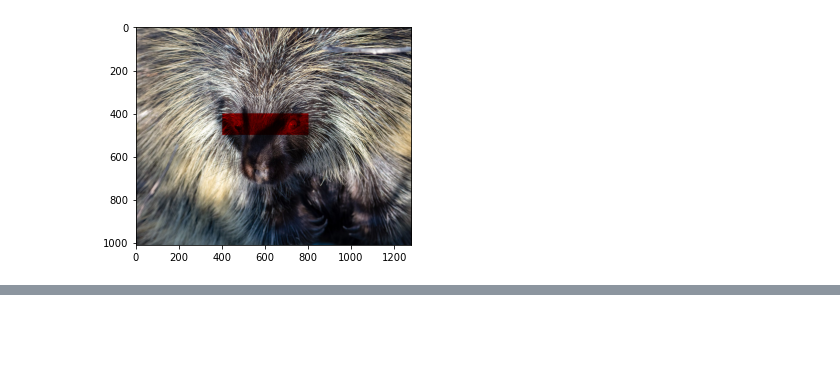
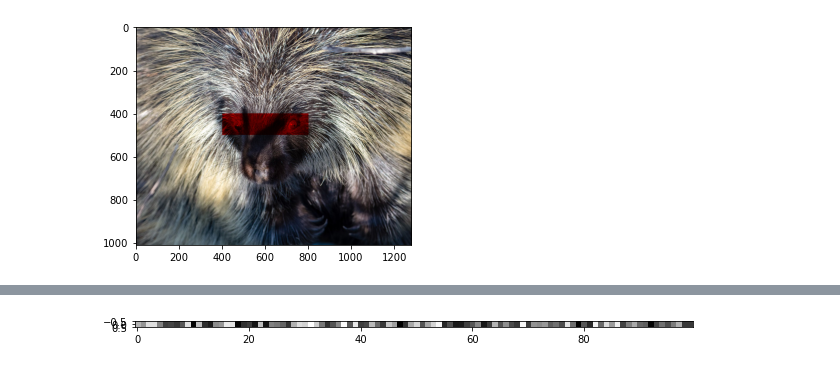
Before and after one commit to jllottes/jllottes.github.io, a Jupyter notebook: _static/weekly_notebooks/week8_notebook.ipynb, the cells around one changed output, grey strips where cells are left out. Drawn from its saved outputs; the diff is of its cells as text; code cells hidden in the pictures; blank space fills up the shorter version.

```diff
--- a/_static/weekly_notebooks/week8_notebook.ipynb
+++ b/_static/weekly_notebooks/week8_notebook.ipynb
@@ -407,0 +481,9 @@ plt.show()
+# %%
+a = a + noise
+a_2D = a.reshape((1,len(a)))
+
+plt.figure(figsize=(10,1))
+plt.imshow(a_2D,cmap='gray')
+plt.show()
+# %% [output]
+[figure, added]
```
Also changed, not shown: parts of 27 cells of this notebook, 47 other files.
